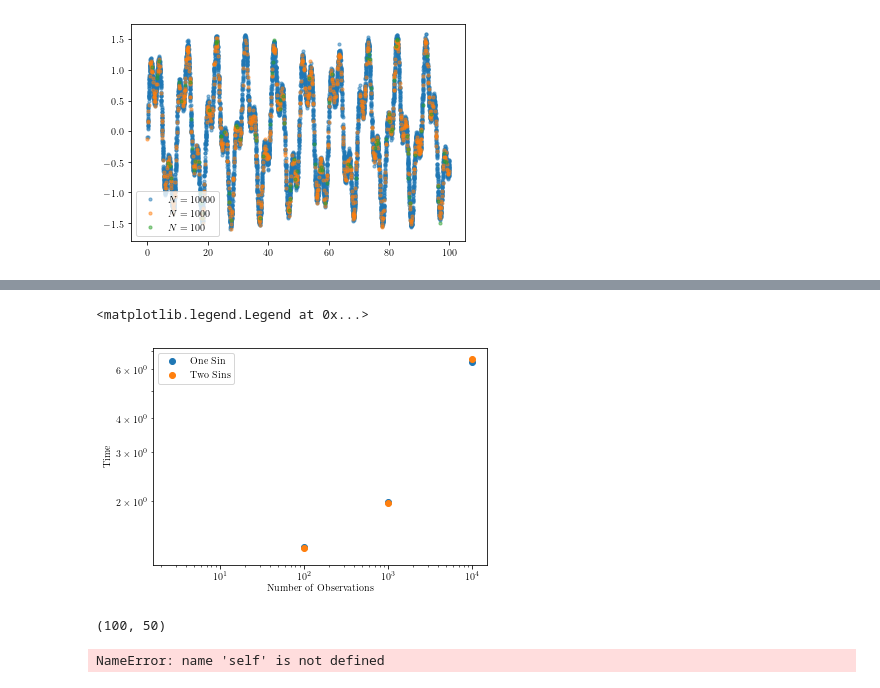
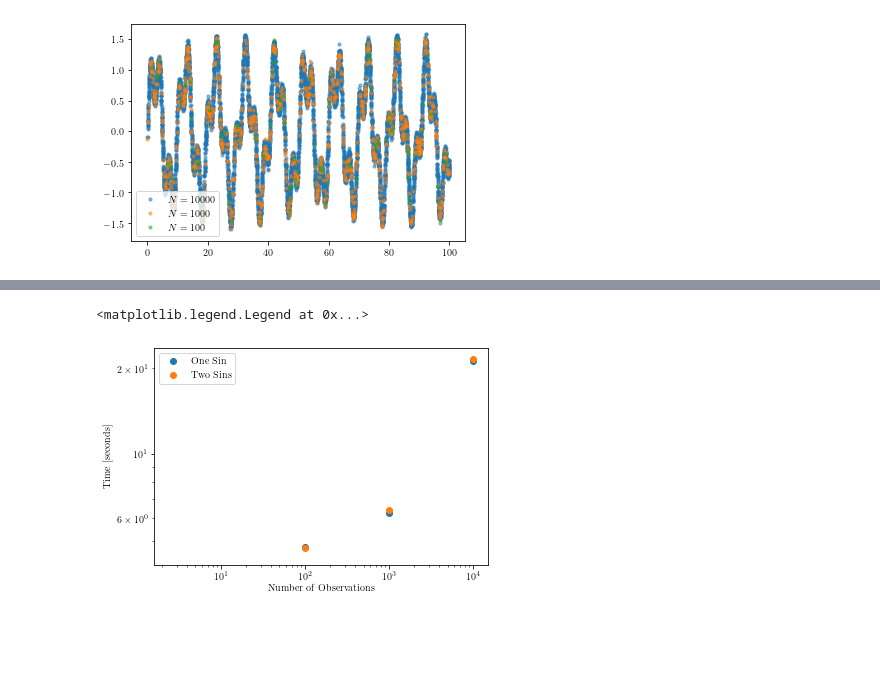
Before and after one commit to project-wavelets/JazzHands, a Jupyter notebook: jazzhands/data/benchmarking.ipynb, the cells around one changed output, grey strips where cells are left out. Saved outputs shown, nothing was run; the diff lists cells and outputs as text; code cells hidden in the pictures; blank space fills up the shorter version.

```diff
--- a/jazzhands/data/benchmarking.ipynb
+++ b/jazzhands/data/benchmarking.ipynb
@@ -58,10 +59,10 @@ for N in N_obs:
     f_obs += amp2*np.sin(2*np.pi*frequency2*t_obs - delta_phase)
 
     f_obs += 0.05*amp1*np.random.randn(N)""" #already generated data
-    t_obs, f_obs = np.genfromtxt(f'two_sin_0p05_noise_{N}_obs.txt', unpack=True)
+    t_obs, f_obs = np.genfromtxt(f'synthetic_lightcurves/two_sin_0p05_noise_{N}_obs.txt', unpack=True)
 
     plt.scatter(t_obs,f_obs,s=10,alpha=0.5,label=f'$N={N}$')
-    #np.savetxt(f'two_sin_0p05_noise_{N}_obs.txt',np.array([t_obs,f_obs]).T)
+    #np.savetxt(f'synthetic_lightcurves/two_sin_0p05_noise_{N}_obs.txt',np.array([t_obs,f_obs]).T)
 plt.legend(loc='lower left')
 # %% [output]
 <matplotlib.legend.Legend at 0x...>
@@ -107,0 +70,38 @@ for N in tqdm(N_obs):
+# %%
+import time
+from tqdm.notebook import tqdm
+from jazzhands.frequency_grid import _omegas_taus_from_min_max_nu
+
+nu_lo = 1/20
+nu_hi = 1
+
+log_omega_lo = np.log2(2*np.pi*nu_lo)
+log_omega_hi = np.log2(2*np.pi*nu_hi)
+
+omegas, taus = _omegas_taus_from_min_max_nu(nu_min=nu_lo, nu_max=nu_hi, tau_min=0, tau_max=baseline)
+
+func_list = [phi_1,phi_2,phi_3]
+f1 = phi_1
+
+two_sin_times = []
+one_sin_times = []
+
+for N in tqdm(N_obs):
+
+    t_obs, f_obs = np.genfromtxt(f'synthetic_lightcurves/one_sin_0p05_noise_{N}_obs.txt', unpack=True)
+    wav = WaveletTransformer(func_list,f1,f_obs,t_obs,omegas,taus)
+    tic = time.perf_counter()
+    wwz1, wwa1 = wav.compute_wavelet()
+    toc = time.perf_counter()
+    np.savetxt(f'outputs/one_sin_{N}_obs_wwz.txt', wwz1)
+    np.savetxt(f'outputs/one_sin_{N}_obs_wwa.txt', wwa1)
+    one_sin_times.append(toc-tic)
+
+    t_obs, f_obs = np.genfromtxt(f'synthetic_lightcurves/two_sin_0p05_noise_{N}_obs.txt', unpack=True)
+    wav = WaveletTransformer(func_list,f1,f_obs,t_obs,omegas,taus)
+    tic = time.perf_counter()
+    wwz2, wwa2 = wav.compute_wavelet()
+    toc = time.perf_counter()
+    np.savetxt(f'outputs/two_sin_{N}_obs_wwz.txt', wwz2)
+    np.savetxt(f'outputs/two_sin_{N}_obs_wwa.txt', wwa2)
+    two_sin_times.append(toc-tic)
@@ -108,18 +116,13 @@ for N in tqdm(N_obs):
 # %%
 plt.scatter(N_obs, one_sin_times, label='One Sin')
 plt.scatter(N_obs, two_sin_times, label='Two Sins')
 
 plt.xscale('log')
 plt.yscale('log')
 
 plt.xlabel('Number of Observations')
-plt.ylabel('Time')
+plt.ylabel('Time [seconds]')
 plt.legend()
 # %% [output]
 <matplotlib.legend.Legend at 0x...>
-[figure, old version]
+[figure, new version]
-# %%
-wwz1 = np.genfromtxt('one_sin_100_obs_wwz.txt')
-wwz1.shape
-# %% [output]
-(100, 50)
@@ -210,4 +128,0 @@ wav = Wavelet([phi_1,phi_2,phi_3],phi_1,f_obs,t_obs,omegas,taus)
-# %%
-test_wwz, test_wwa = wav.compute_wavelet()
-# %% [output]
-NameError: name 'self' is not defined
```
Also changed, not shown: parts of 13 cells of this notebook, 12 other files.
